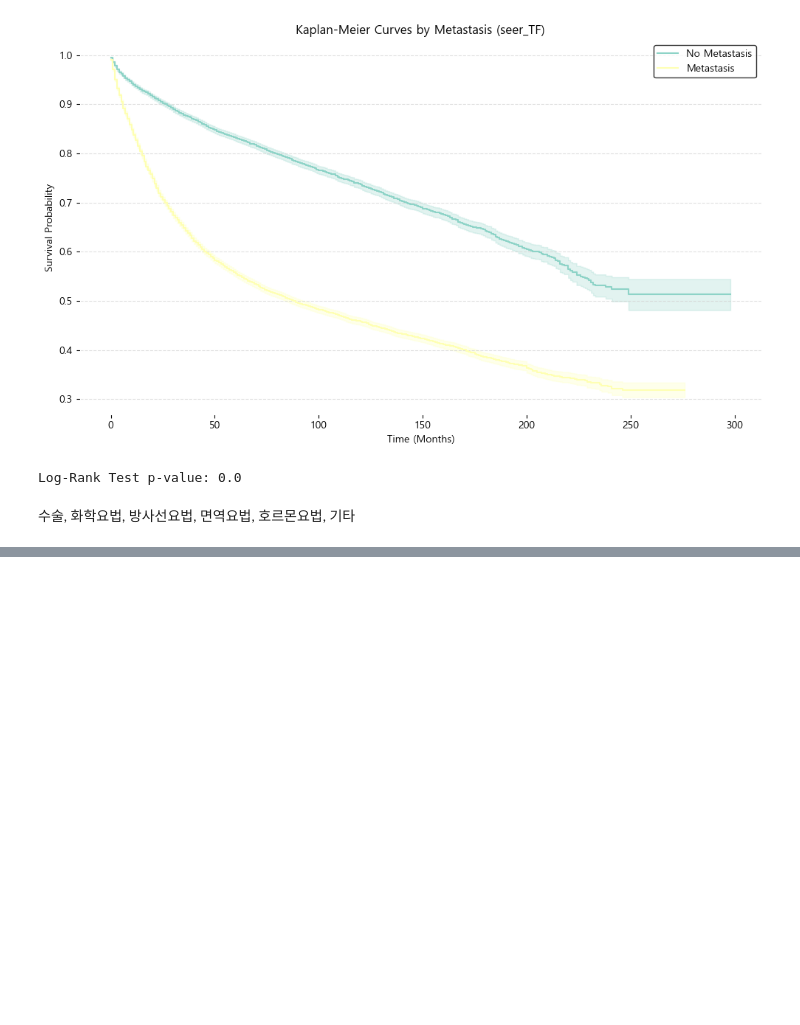
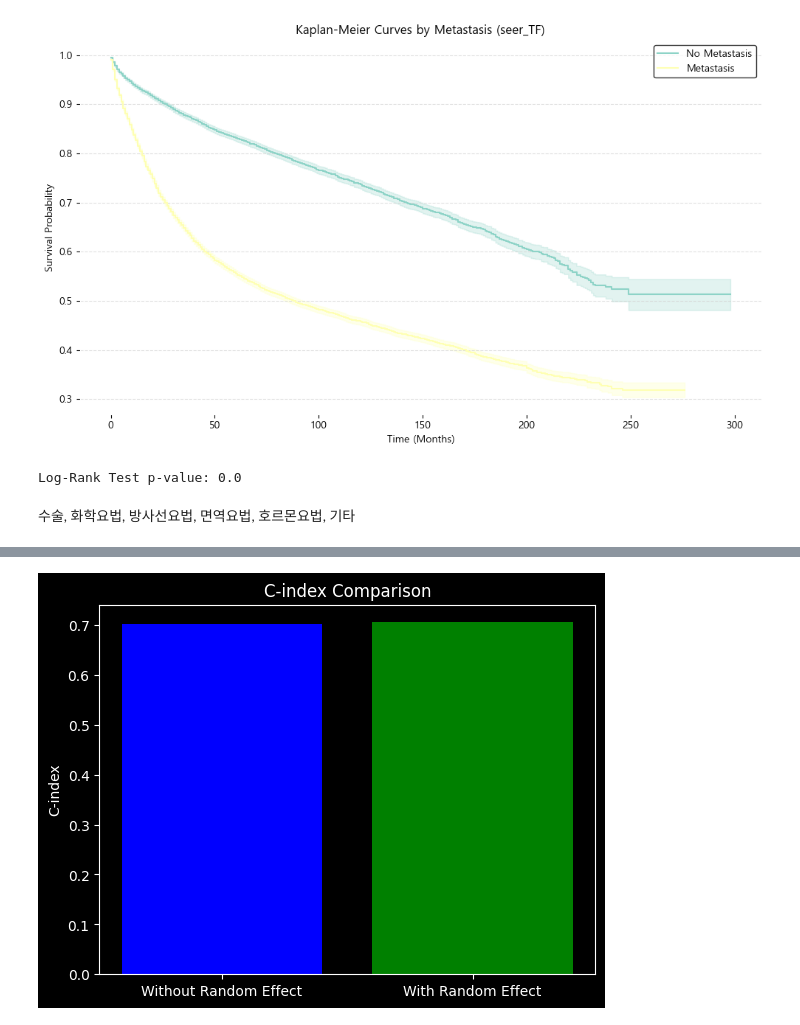
Before and after one commit to dohunhyeong/Busan_cancer_surv_analysis, a Jupyter notebook: SURV_DEF.ipynb, the cells around one changed output, grey strips where cells are left out. Drawn from its saved outputs; the diff is of its cells as text; code cells hidden in the pictures; blank space fills up the shorter version.

```diff
--- a/SURV_DEF.ipynb
+++ b/SURV_DEF.ipynb
@@ -1271,0 +1479,92 @@ Log-Rank Test p-value: 0.0
+# %%
+import pandas as pd
+import numpy as np
+from lifelines import CoxPHFitter
+from lifelines.utils import concordance_index
+
+# 데이터 로드 (샘플 데이터를 사용하거나 실제 데이터를 사용하세요)
+data = pd.read_csv("./colon_gu.csv")
+data = data[
+    [
+        "stime",
+        "event_inc",
+        "tx_1",
+        "tx_2",
+        "tx_3",
+        "tx_4",
+        "tx_5",
+        "seer_TF",
+        "gu_1",
+        "gu_2",
+        "gu_3",
+        "gu_4",
+        "gu_5",
+        "gu_6",
+        "gu_7",
+        "gu_8",
+        "gu_9",
+        "gu_10",
+        "gu_11",
+        "gu_12",
+        "gu_13",
+        "gu_14"
+    ]
+]
+
+
+# 생존 시간 및 이벤트 열 정의
+duration_col = "stime"
+event_col = "event_inc"
+
+# 변량효과가 없는 모델 데이터 준비 (예: 집단 변수 제거)
+data_no_random_effect = data.drop(columns=["gu_1", "gu_2", "gu_3", "gu_4", "gu_5", "gu_6", "gu_7", "gu_8", "gu_9", "gu_10", "gu_11", "gu_12", "gu_13", "gu_14"])
+
+# 변량효과를 포함한 모델 데이터 준비
+data_with_random_effect = data.copy()
+
+# 생존 시간이 0 이하인 경우 처리
+data[duration_col] = data[duration_col].apply(lambda x: 0.01 if x <= 0 else x)
+data_no_random_effect[duration_col] = data_no_random_effect[duration_col].apply(lambda x: 0.01 if x <= 0 else x)
+data_with_random_effect[duration_col] = data_with_random_effect[duration_col].apply(lambda x: 0.01 if x <= 0 else x)
+
+# 변량효과 없는 Cox PH 모델
+cox_no_random = CoxPHFitter()
+cox_no_random.fit(data_no_random_effect, duration_col=duration_col, event_col=event_col)
+
+# 변량효과 포함 Cox PH 모델
+cox_with_random = CoxPHFitter()
+cox_with_random.fit(data_with_random_effect, duration_col=duration_col, event_col=event_col)
+
+# 모델 성능 평가 (C-index)
+c_index_no_random = concordance_index(data_no_random_effect[duration_col], -cox_no_random.predict_partial_hazard(data_no_random_effect), data_no_random_effect[event_col])
+c_index_with_random = concordance_index(data_with_random_effect[duration_col], -cox_with_random.predict_partial_hazard(data_with_random_effect), data_with_random_effect[event_col])
+
+# 모델 적합성 평가 (AIC 계산)
+log_likelihood_no_random = cox_no_random.log_likelihood_
+log_likelihood_with_random = cox_with_random.log_likelihood_
+
+num_params_no_random = len(data_no_random_effect.columns) - 2  # 변수 개수 (stime, event_inc 제외)
+num_params_with_random = len(data_with_random_effect.columns) - 2
+
+aic_no_random = -2 * log_likelihood_no_random + 2 * num_params_no_random
+aic_with_random = -2 * log_likelihood_with_random + 2 * num_params_with_random
+
+# 결과 출력
+print("C-index (Without Random Effect):", c_index_no_random)
+print("C-index (With Random Effect):", c_index_with_random)
+print("C-index Improvement:", c_index_with_random - c_index_no_random)
+print("AIC (Without Random Effect):", aic_no_random)
+print("AIC (With Random Effect):", aic_with_random)
+print("AIC Improvement:", aic_no_random - aic_with_random)
+
+# 시각화 (선택사항)
+import matplotlib.pyplot as plt
+
+labels = ["Without Random Effect", "With Random Effect"]
+c_indices = [c_index_no_random, c_index_with_random]
+
+plt.bar(labels, c_indices, color=['blue', 'green'])
+plt.title("C-index Comparison")
+plt.ylabel("C-index")
+plt.show()
+# %% [output]
@@ -1271,0 +1577 @@ Log-Rank Test p-value: 0.0
+[figure, added]
```
Also changed, not shown: parts of 29 cells of this notebook, 3 other files.
